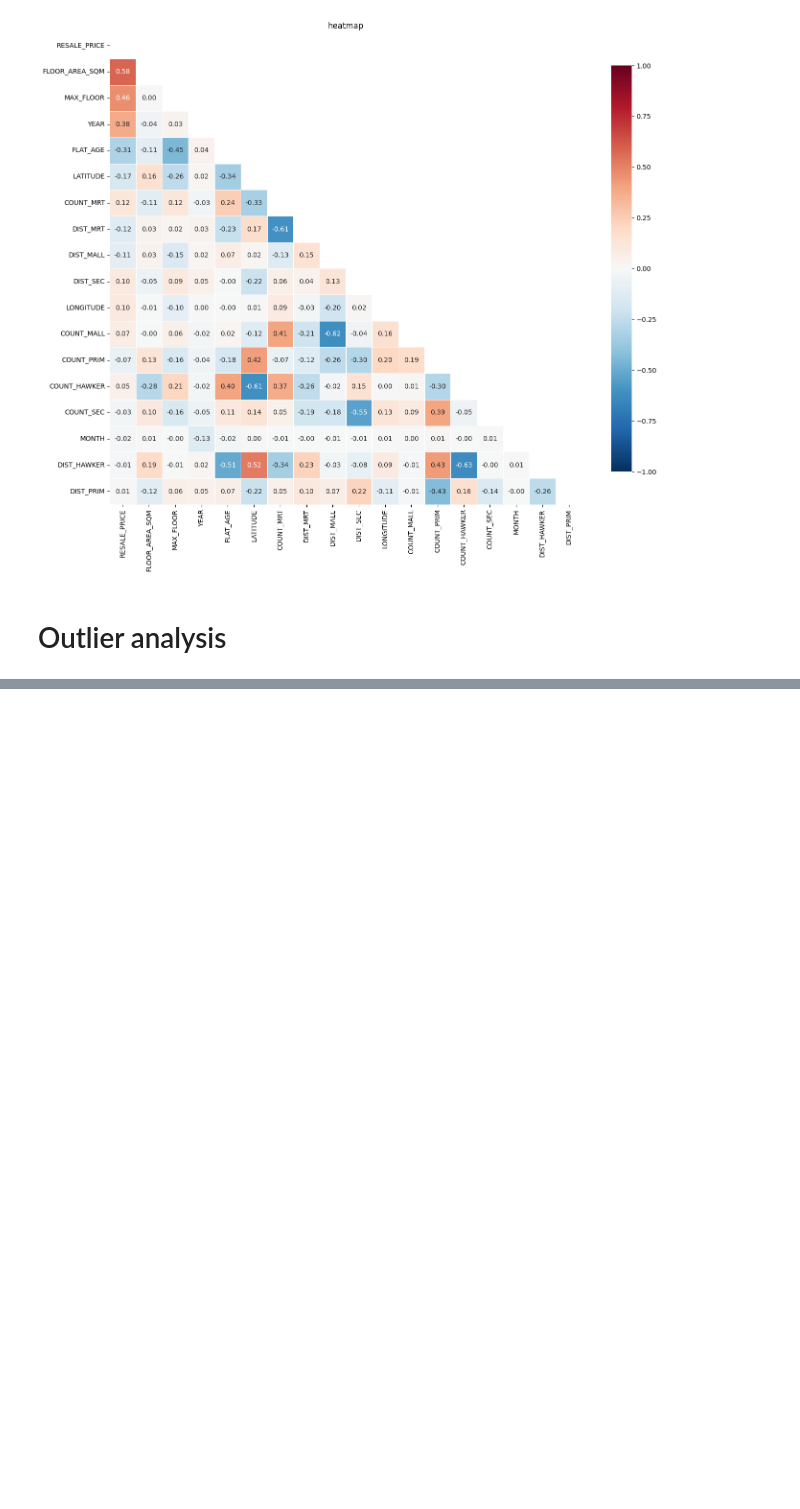
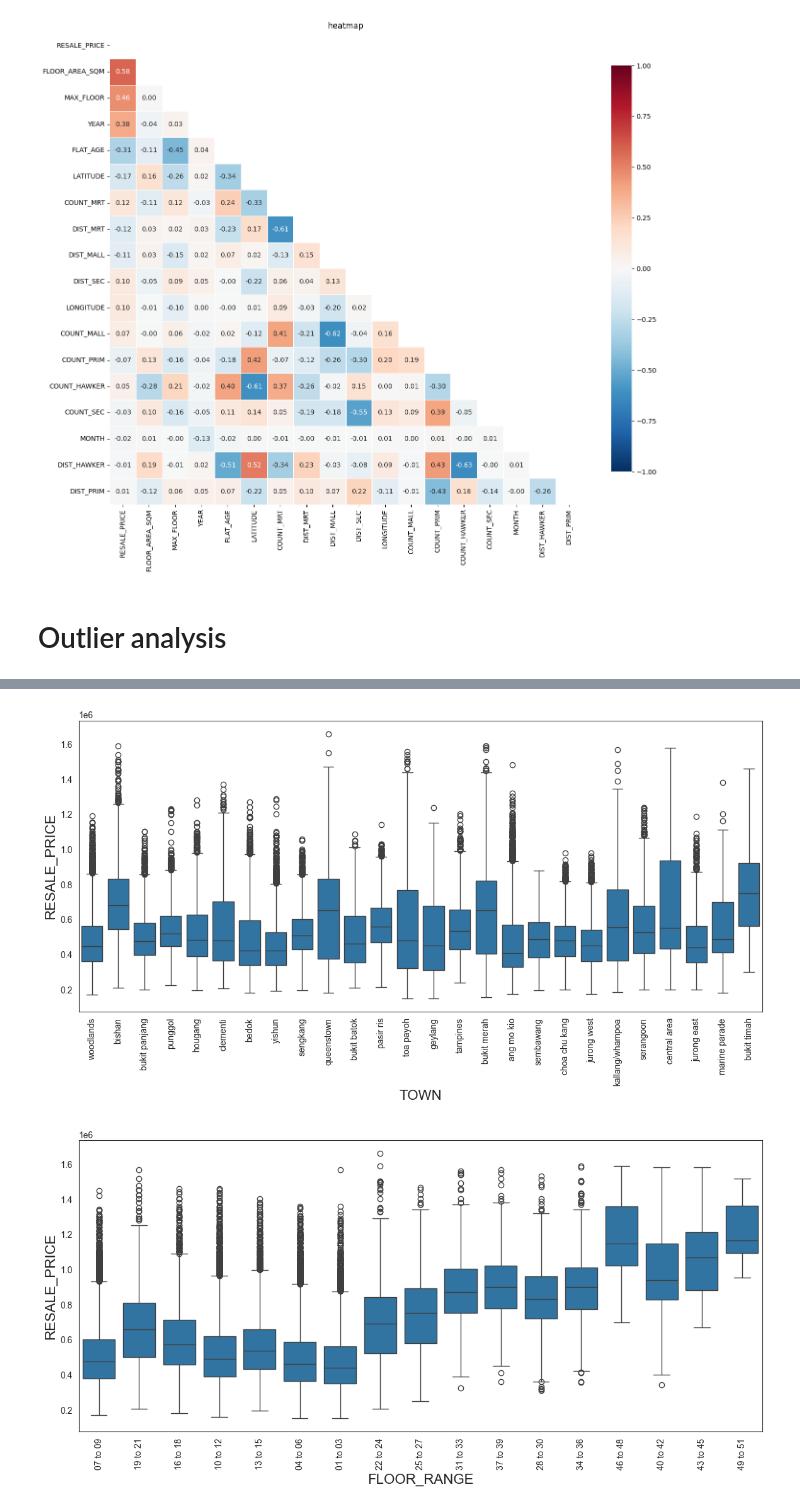
Before and after one commit to ziyuanqin/cs5228_hdb_resale_price_prediction, a Jupyter notebook: eda.ipynb, the cells around one changed output, grey strips where cells are left out. Drawn from its saved outputs; the diff is of its cells as text; code cells hidden in the pictures; blank space fills up the shorter version.

```diff
--- a/eda.ipynb
+++ b/eda.ipynb
@@ -281,0 +324,29 @@ plt.show()
+# %%
+# 6. Box-plot analysis
+
+def box_plot_with_price(colname):
+    sns.set_style("white")
+    sns.set_color_codes(palette='deep')
+    f = plt.figure(figsize=(14,6))
+    data = pd.concat([train_df['RESALE_PRICE'], train_df[colname]], axis=1)
+    b1 = sns.boxplot(x=colname, y="RESALE_PRICE", data=data)
+    b1.set_xlabel(colname,fontsize=16)
+    b1.set_ylabel("RESALE_PRICE",fontsize=16)
+    plt.xticks(rotation=90)
+    #plt.savefig(f"/kaggle/working/{colname}-PRICE-barplot.png", dpi=300, bbox_inches="tight")
+
+# 6.1 TOWN / RESALE_PRICE
+box_plot_with_price("TOWN")
+
+# 6.2 FLOOR_RANGE / RESALE_PRICE
+box_plot_with_price("FLOOR_RANGE")
+
+# 6.3 FLAT_MODEL / RESALE_PRICE
+box_plot_with_price("FLAT_MODEL")
+
+# 6.4 FLAT_TYPE / RESALE_PRICE
+# need to regenerate
+box_plot_with_price("FLAT_TYPE")
+# %% [output]
+[figure, added]
+[figure, added]
```
Also changed, not shown: parts of 12 cells of this notebook, 7 other files.
